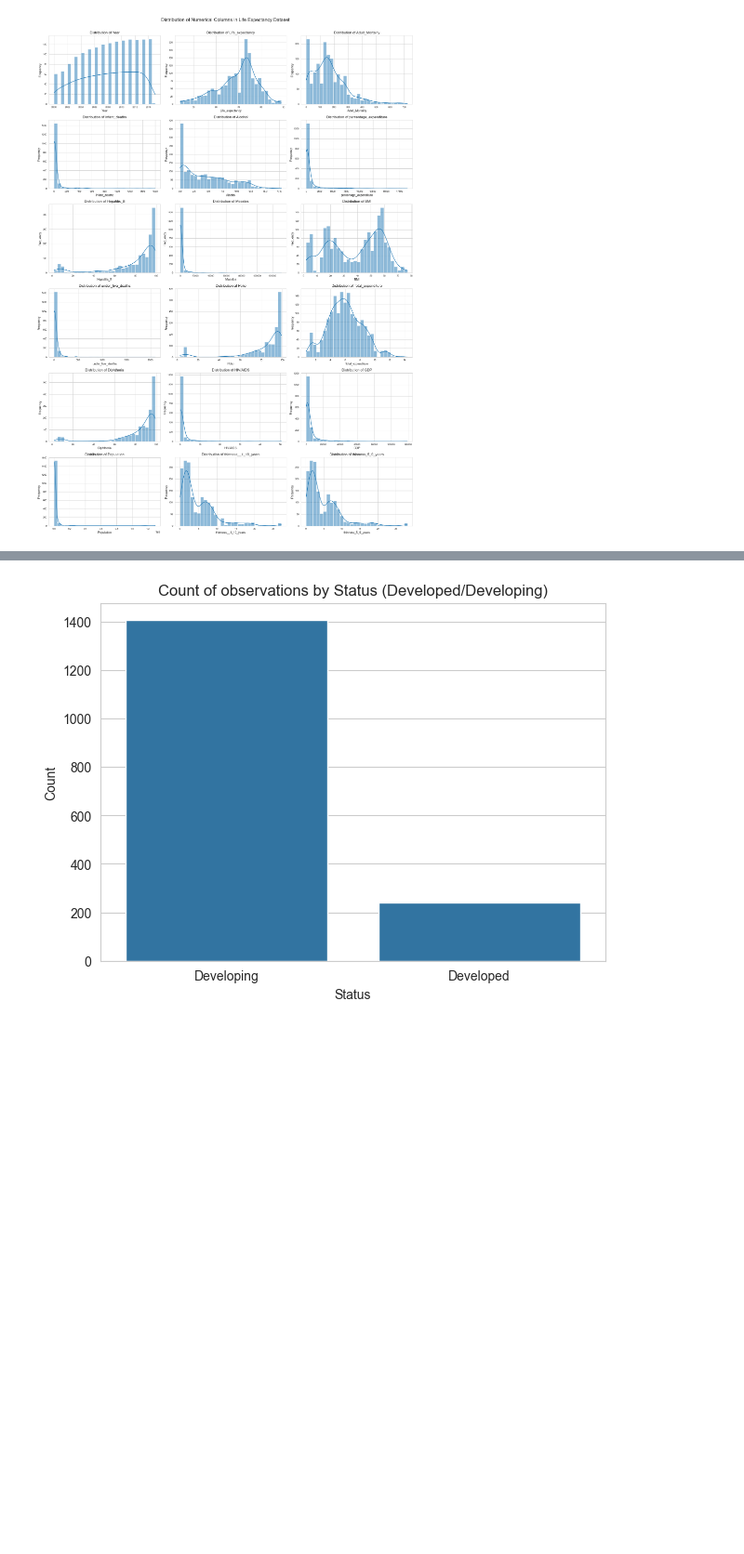
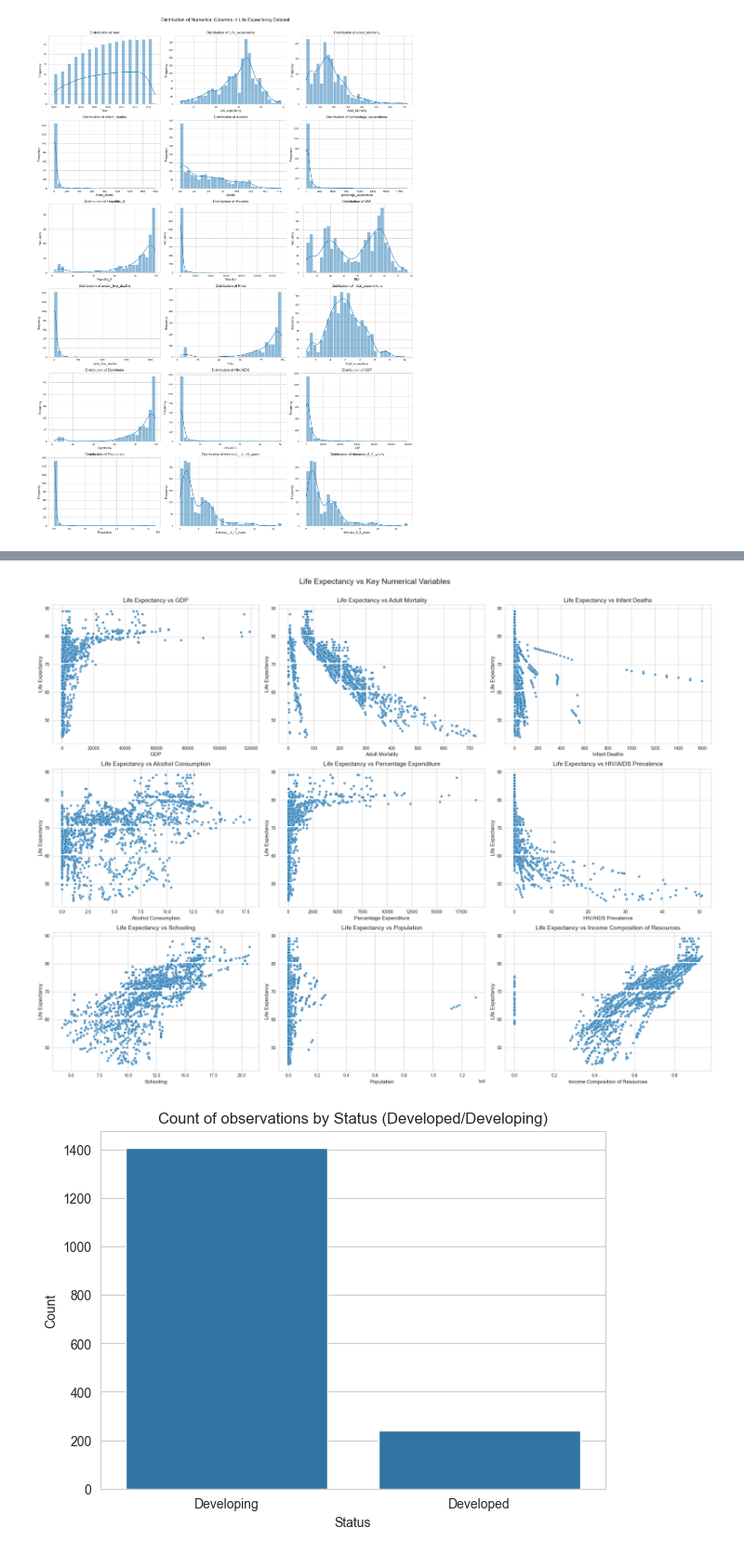
Before and after one commit to NamatovuChristineMaria123/Group-A-Day-Life-Expectancy-Recess-Project, a Jupyter notebook: Life_expectancy.Ipynb, the cells around one changed output, grey strips where cells are left out. Shown at 93% size. Drawn from its saved outputs; the diff is of its cells as text; code cells hidden in the pictures; blank space fills up the shorter version.

```diff
--- a/Life_expectancy.Ipynb
+++ b/Life_expectancy.Ipynb
@@ -244 +182,48 @@ Bivariate Analysis:
+# %%
+# Loading the cleaned dataset again for bivariate analysis
+new_data_set = pd.read_csv("cleaned_life_expectancy_data.csv")
+new_data_set.columns = new_data_set.columns.str.strip()
+
+# --- Bivariate Analysis ---
+# This section will visualize the relationships between pairs of numerical columns
+# Set the aesthetic style of the plots
+sns.set_style(style="whitegrid")
+
+# List of variable pairs (x-axis) and their titles
+variables = [
+    ('GDP', "Life Expectancy vs GDP", "GDP"),
+    ('Adult_Mortality', "Life Expectancy vs Adult Mortality", "Adult Mortality"),
+    ('infant_deaths', "Life Expectancy vs Infant Deaths", "Infant Deaths"),
+    ('Alcohol', "Life Expectancy vs Alcohol Consumption", "Alcohol Consumption"),
+    ('percentage_expenditure', "Life Expectancy vs Percentage Expenditure", "Percentage Expenditure"),
+    ('HIV/AIDS', "Life Expectancy vs HIV/AIDS Prevalence", "HIV/AIDS Prevalence"),
+    ('Schooling', "Life Expectancy vs Schooling", "Schooling"),
+    ('Population', "Life Expectancy vs Population", "Population"),
+    ('Income_composition_of_resources', "Life Expectancy vs Income Composition of Resources", "Income Composition of Resources")
+]
+
+# Setting up subplot grid
+fig, axes = plt.subplots(nrows=3, ncols=3, figsize=(22, 16))
+axes = axes.flatten()
+
+# Plotting each relationship
+for i, (x_col, title, xlabel) in enumerate(variables):
+    sns.scatterplot(x=x_col, y='Life_expectancy', data=new_data_set, ax=axes[i], alpha=0.7)
+    axes[i].set_title(title, fontsize=14)
+    axes[i].set_xlabel(xlabel, fontsize=12)
+    axes[i].set_ylabel("Life Expectancy", fontsize=12)
+
+# Hiding any unused subplot (last one if variables < 12)
+for j in range(len(variables), len(axes)):
+    axes[j].axis('off')
+
+# Adjusting spacing
+plt.tight_layout()
+plt.suptitle("Life Expectancy vs Key Numerical Variables", fontsize=18, y=1.03)
+
+# Saving the combined figure
+plt.savefig("images/life_expectancy_bivariate_all_in_one.png", dpi=300)
+plt.show()
+# %% [output]
+[figure, added]
 # %%
```
Also changed, not shown: parts of 11 cells of this notebook, 11 other files.
